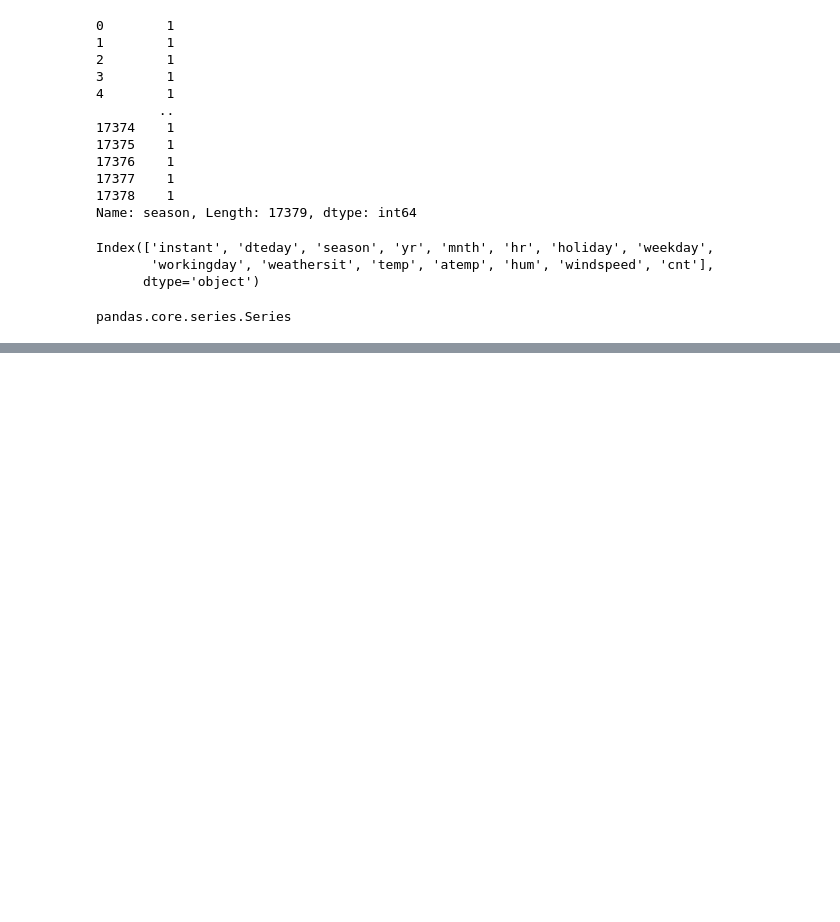
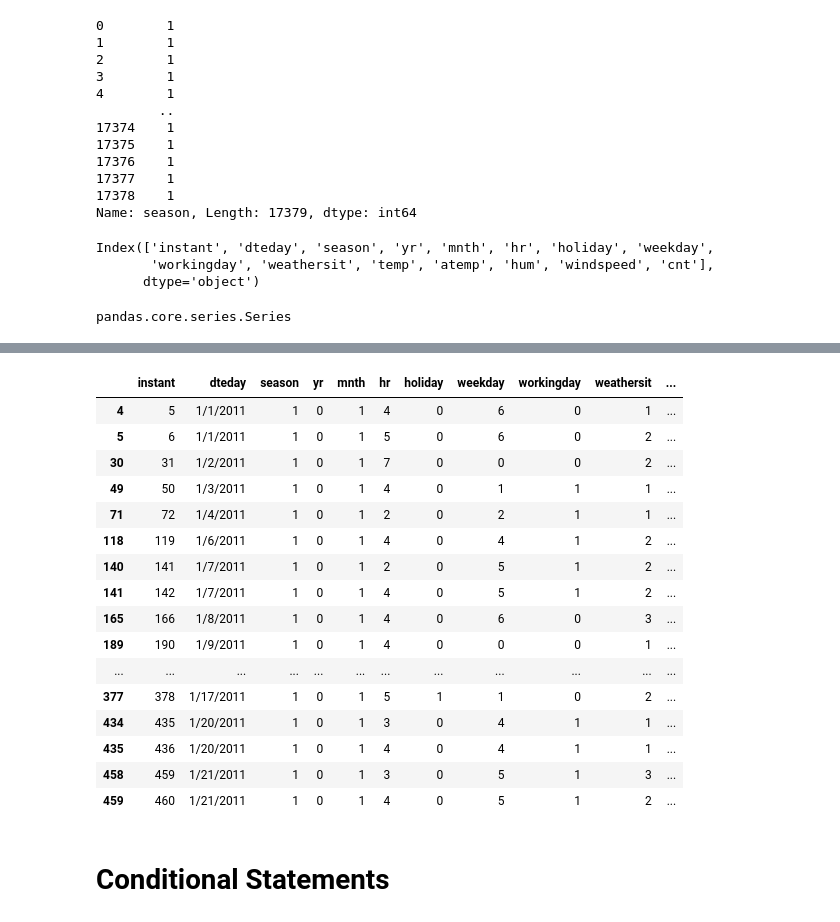
Before and after one commit to sagorgithub/Pandas-for-Data-Science, a Jupyter notebook: Day 07/main.ipynb, the cells around one changed output, grey strips where cells are left out. Cells and saved outputs as stored; diff of their text form; code cells hidden in the pictures; blank space fills up the shorter version.

```diff
--- a/Day 07/main.ipynb
+++ b/Day 07/main.ipynb
@@ -111,0 +252,22 @@ pandas.core.series.Series
+# %%
+df.nsmallest(25, 'cnt')  # Get the bottom 5 rows with the lowest 'cnt' values
+# %% [output]
+|  | instant | dteday | season | yr | mnth | hr | holiday | weekday | workingday | weathersit | ... |
+| 4 | 5 | 1/1/2011 | 1 | 0 | 1 | 4 | 0 | 6 | 0 | 1 | ... |
+| 5 | 6 | 1/1/2011 | 1 | 0 | 1 | 5 | 0 | 6 | 0 | 2 | ... |
+| 30 | 31 | 1/2/2011 | 1 | 0 | 1 | 7 | 0 | 0 | 0 | 2 | ... |
+| 49 | 50 | 1/3/2011 | 1 | 0 | 1 | 4 | 0 | 1 | 1 | 1 | ... |
+| 71 | 72 | 1/4/2011 | 1 | 0 | 1 | 2 | 0 | 2 | 1 | 1 | ... |
+| 118 | 119 | 1/6/2011 | 1 | 0 | 1 | 4 | 0 | 4 | 1 | 2 | ... |
+| 140 | 141 | 1/7/2011 | 1 | 0 | 1 | 2 | 0 | 5 | 1 | 2 | ... |
+| 141 | 142 | 1/7/2011 | 1 | 0 | 1 | 4 | 0 | 5 | 1 | 2 | ... |
+| 165 | 166 | 1/8/2011 | 1 | 0 | 1 | 4 | 0 | 6 | 0 | 3 | ... |
+| 189 | 190 | 1/9/2011 | 1 | 0 | 1 | 4 | 0 | 0 | 0 | 1 | ... |
+| ... | ... | ... | ... | ... | ... | ... | ... | ... | ... | ... | ... |
+| 377 | 378 | 1/17/2011 | 1 | 0 | 1 | 5 | 1 | 1 | 0 | 2 | ... |
+| 434 | 435 | 1/20/2011 | 1 | 0 | 1 | 3 | 0 | 4 | 1 | 1 | ... |
+| 435 | 436 | 1/20/2011 | 1 | 0 | 1 | 4 | 0 | 4 | 1 | 1 | ... |
+| 458 | 459 | 1/21/2011 | 1 | 0 | 1 | 3 | 0 | 5 | 1 | 3 | ... |
+| 459 | 460 | 1/21/2011 | 1 | 0 | 1 | 4 | 0 | 5 | 1 | 2 | ... |
+# %% [markdown]
+# Conditional Statements
```
Also changed, not shown: parts of 27 cells of this notebook.
